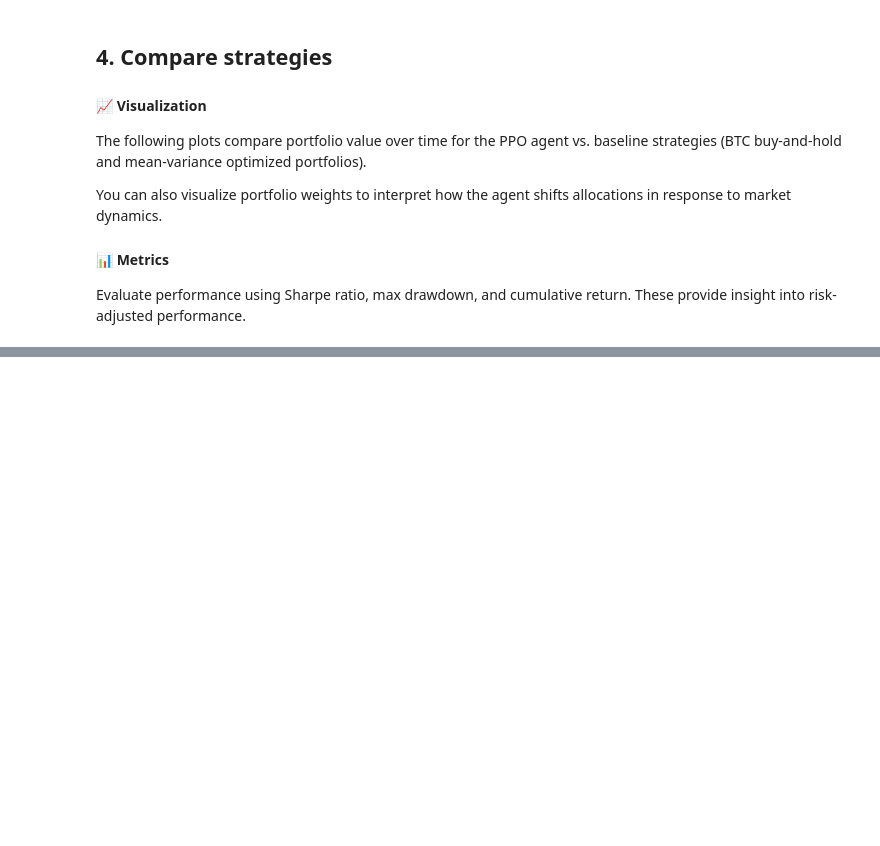
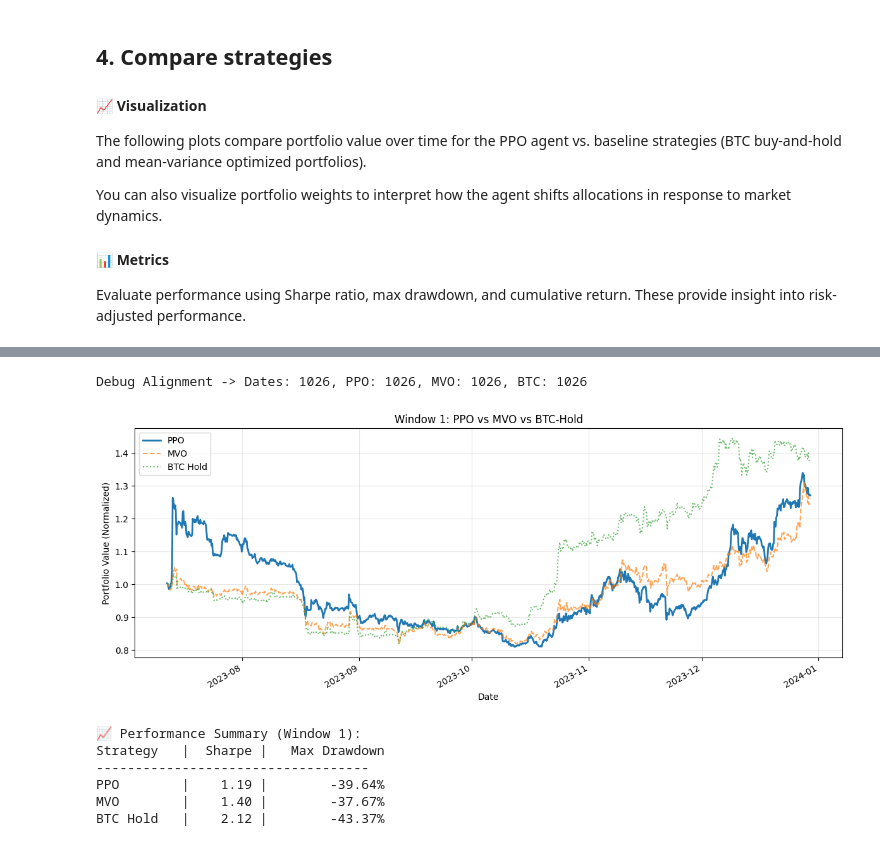
Before and after one commit to yeonjaej/drl-crypto-portfolio, a Jupyter notebook: notebooks/main_analysis.ipynb, the cells around one changed output, grey strips where cells are left out. Cells and saved outputs as stored; diff of their text form; code cells hidden in the pictures; blank space fills up the shorter version.

```diff
--- a/notebooks/main_analysis.ipynb
+++ b/notebooks/main_analysis.ipynb
@@ -99,6 +99,8 @@ Training can take several million timesteps depending on the environment length
 Generate time windows for train, validation, test set.
 # %%
 windows = generate_time_windows(price_df, train_years=3.5, test_years=0.5)
-for i, w in enumerate(windows):
-    print(f"Window {i+1}: Train {w[0]}–{w[1]}, Test {w[2]}–{w[3]}")
+for i, (tr_start, tr_end, te_start, te_end) in enumerate(windows):
+    print(f"Window {i+1}: "
+          f"Train {tr_start:%Y-%m-%d} to {tr_end:%Y-%m-%d}, "
+          f"Test {te_start:%Y-%m-%d} to {te_end:%Y-%m-%d}")
 # %% [output]
@@ -397,7 +595,7 @@ def compare_strategies(window_idx, results, mvo_results, df_test_all, lookback=6
 
     # Plot
     plt.figure(figsize=(12, 5))
-    plt.plot(dates, ppo_vals, label="PPO")
+    plt.plot(dates, ppo_vals[1:], label="PPO")
     plt.plot(dates, mvo_vals, '--', label="MVO")
     plt.plot(dates, btc_vals, ':', label="BTC Hold")
     plt.title(f"Window {window_idx + 1}: PPO vs MVO vs BTC-Hold")
@@ -447,0 +621,69 @@ BTC Hold   |    2.25 |        -51.96%
+# %%
+def compare_strategies(window_idx, results, mvo_results, df_test_all, lookback=60, base_asset='BTCUSDT'):
+    res = results[window_idx]
+    dates = res["dates"]
+
+    # 1. PPO Values
+    # PPO values list includes the initial $1.0 start, so it is 1 longer than dates.
+    # We slice [1:] to align with the returns dates.
+    ppo_vals = np.array(res["portfolio_values"])
+    if len(ppo_vals) > len(dates):
+        ppo_vals = ppo_vals[1:]
+
+    # 2. MVO Values
+    # We generated these to match 'dates' exactly in the previous step, so NO slicing needed.
+    mvo_vals = mvo_results["values"][window_idx]
+
+    # 3. BTC Hold Baseline
+    # We calculate this fresh to ensure it aligns with 'dates'
+    btc_prices = df_test_all.loc[dates][base_asset]
+    btc_vals = (btc_prices / btc_prices.iloc[0]).values
+
+    # Safety Check for lengths
+    min_len = min(len(dates), len(ppo_vals), len(mvo_vals), len(btc_vals))
+    print(f"Debug Alignment -> Dates: {len(dates)}, PPO: {len(ppo_vals)}, MVO: {len(mvo_vals)}, BTC: {len(btc_vals)}")
+
+    # Trim everyone to min_len just in case of 1-off errors
+    dates = dates[:min_len]
+    ppo_vals = ppo_vals[:min_len]
+    mvo_vals = mvo_vals[:min_len]
+    btc_vals = btc_vals[:min_len]
+
+    # Plot
+    plt.figure(figsize=(12, 5))
+    plt.plot(dates, ppo_vals, label="PPO", linewidth=2)
+    plt.plot(dates, mvo_vals, '--', label="MVO", alpha=0.7)
+    plt.plot(dates, btc_vals, ':', label="BTC Hold", alpha=0.7)
+
+    plt.title(f"Window {res['window']}: PPO vs MVO vs BTC-Hold")
+    plt.xlabel("Date")
+    plt.ylabel("Portfolio Value (Normalized)")
+    plt.legend()
+    plt.grid(True, alpha=0.3)
+    plt.tight_layout()
+    plt.gcf().autofmt_xdate()
+    plt.show()
+
+    # Evaluate metrics
+    sharpe_ppo, dd_ppo = evaluate_portfolio(ppo_vals)
+    sharpe_mvo, dd_mvo = evaluate_portfolio(mvo_vals)
+    sharpe_btc, dd_btc = evaluate_portfolio(btc_vals)
+
+    print(f"📈 Performance Summary (Window {res['window']}):")
+    print(f"{'Strategy':<10} | {'Sharpe':>7} | {'Max Drawdown':>14}")
+    print(f"{'-'*35}")
+    print(f"{'PPO':<10} | {sharpe_ppo:7.2f} | {dd_ppo:14.2%}")
+    print(f"{'MVO':<10} | {sharpe_mvo:7.2f} | {dd_mvo:14.2%}")
+    print(f"{'BTC Hold':<10} | {sharpe_btc:7.2f} | {dd_btc:14.2%}")
+
+# Run it
+compare_strategies(window_idx=0, results=results, mvo_results=mvo_results, df_test_all=price_df, lookback=lookback_long)
+# %% [output]
+Debug Alignment -> Dates: 1026, PPO: 1026, MVO: 1026, BTC: 1026
+[figure, added]
+📈 Performance Summary (Window 1):
+Strategy   |  Sharpe |   Max Drawdown
+-----------------------------------
+PPO        |    1.19 |        -39.64%
+MVO        |    1.40 |        -37.67%
+BTC Hold   |    2.12 |        -43.37%
```
Also changed, not shown: parts of 13 cells of this notebook.
